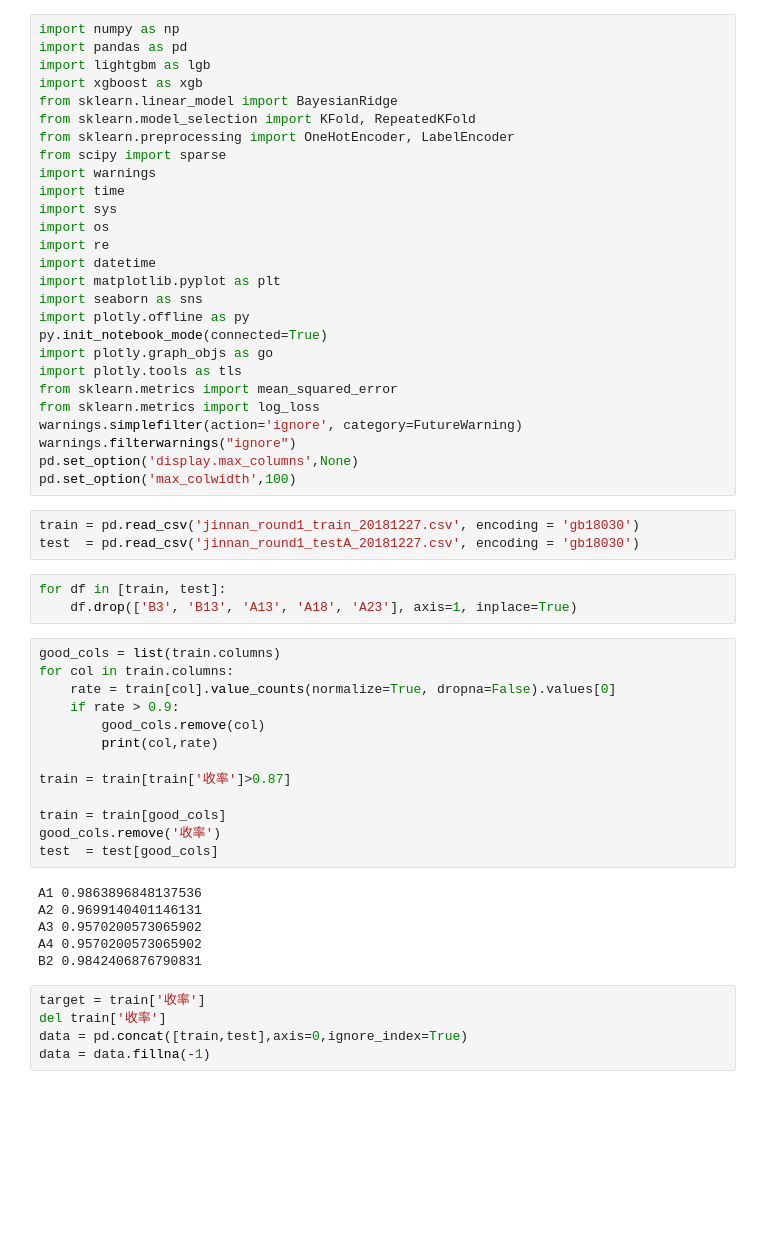
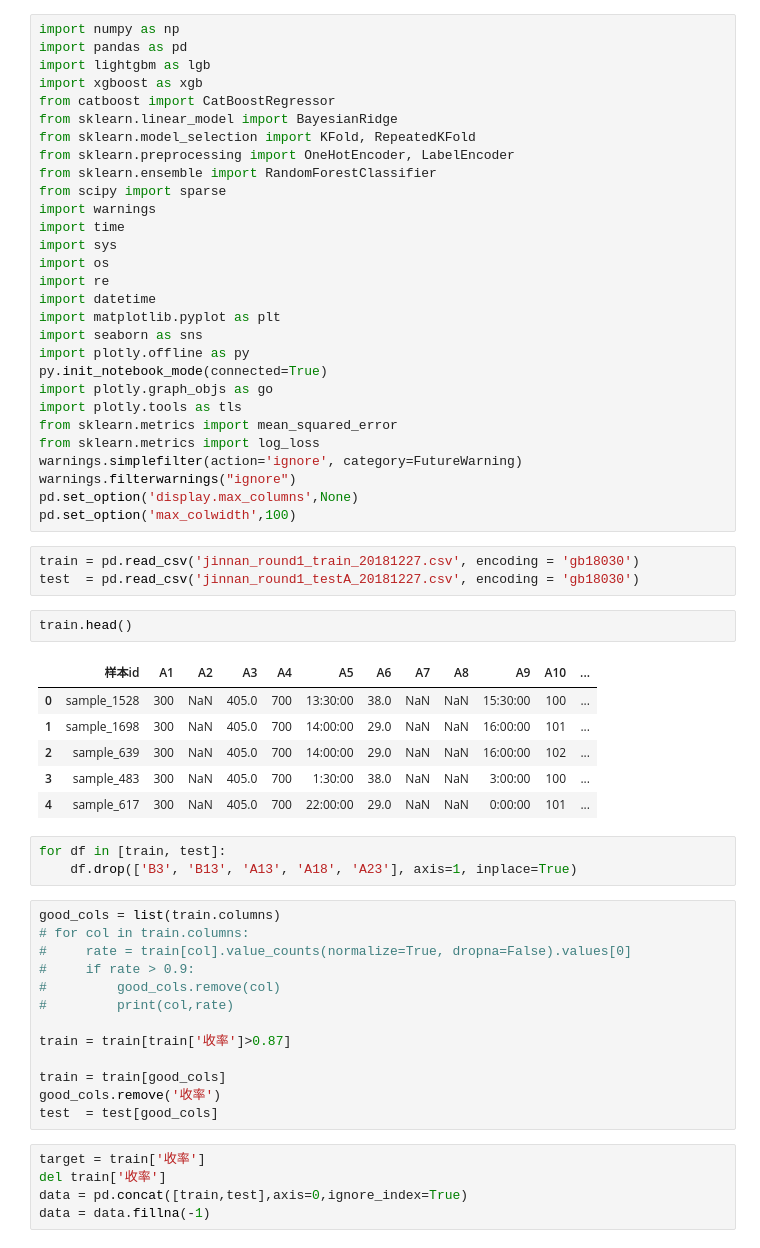
Before and after one commit to wrptc/jinnan_yu, a Jupyter notebook: jinnan_.ipynb, the cells around one changed output. Drawn from its saved outputs; the diff is of its cells as text; blank space fills up the shorter version.

```diff
--- a/jinnan_.ipynb
+++ b/jinnan_.ipynb
@@ -3,9 +3,11 @@ import numpy as np
 import pandas as pd
 import lightgbm as lgb
 import xgboost as xgb
+from catboost import CatBoostRegressor
 from sklearn.linear_model import BayesianRidge
 from sklearn.model_selection import KFold, RepeatedKFold
 from sklearn.preprocessing import OneHotEncoder, LabelEncoder
+from sklearn.ensemble import RandomForestClassifier
 from scipy import sparse
 import warnings
 import time
@@ -28,28 +30,31 @@ pd.set_option('max_colwidth',100)
 # %%
 train = pd.read_csv('jinnan_round1_train_20181227.csv', encoding = 'gb18030')
 test  = pd.read_csv('jinnan_round1_testA_20181227.csv', encoding = 'gb18030')
+# %%
+train.head()
+# %% [output]
+|  | 样本id | A1 | A2 | A3 | A4 | A5 | A6 | A7 | A8 | A9 | A10 | ... |
+| 0 | sample_1528 | 300 | NaN | 405.0 | 700 | 13:30:00 | 38.0 | NaN | NaN | 15:30:00 | 100 | ... |
+| 1 | sample_1698 | 300 | NaN | 405.0 | 700 | 14:00:00 | 29.0 | NaN | NaN | 16:00:00 | 101 | ... |
+| 2 | sample_639 | 300 | NaN | 405.0 | 700 | 14:00:00 | 29.0 | NaN | NaN | 16:00:00 | 102 | ... |
+| 3 | sample_483 | 300 | NaN | 405.0 | 700 | 1:30:00 | 38.0 | NaN | NaN | 3:00:00 | 100 | ... |
+| 4 | sample_617 | 300 | NaN | 405.0 | 700 | 22:00:00 | 29.0 | NaN | NaN | 0:00:00 | 101 | ... |
 # %%
 for df in [train, test]:
     df.drop(['B3', 'B13', 'A13', 'A18', 'A23'], axis=1, inplace=True)
 # %%
 good_cols = list(train.columns)
-for col in train.columns:
-    rate = train[col].value_counts(normalize=True, dropna=False).values[0]
-    if rate > 0.9:
-        good_cols.remove(col)
-        print(col,rate)
+# for col in train.columns:
+#     rate = train[col].value_counts(normalize=True, dropna=False).values[0]
+#     if rate > 0.9:
+#         good_cols.remove(col)
+#         print(col,rate)
 
 train = train[train['收率']>0.87]
 
 train = train[good_cols]
 good_cols.remove('收率')
 test  = test[good_cols]
-# %% [output]
-A1 0.9863896848137536
-A2 0.9699140401146131
-A3 0.9570200573065902
-A4 0.9570200573065902
-B2 0.9842406876790831
 # %%
 target = train['收率']
 del train['收率']
```
Also changed, not shown: parts of 10 cells of this notebook, 8 other files.
